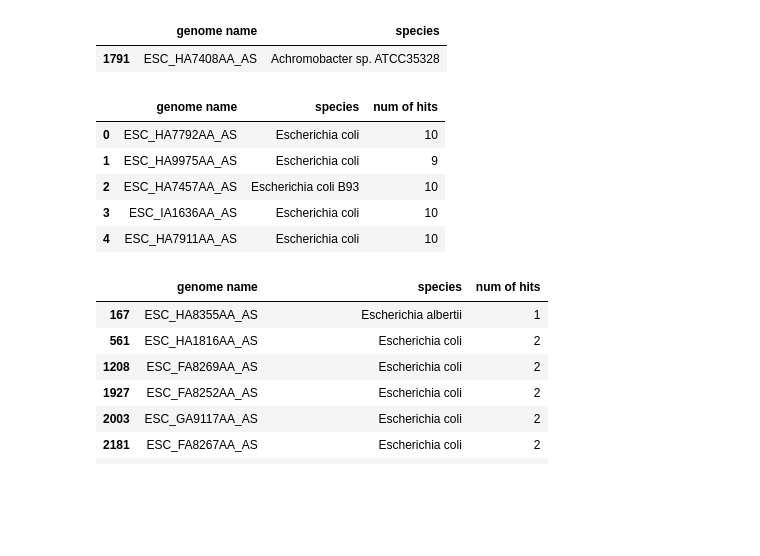
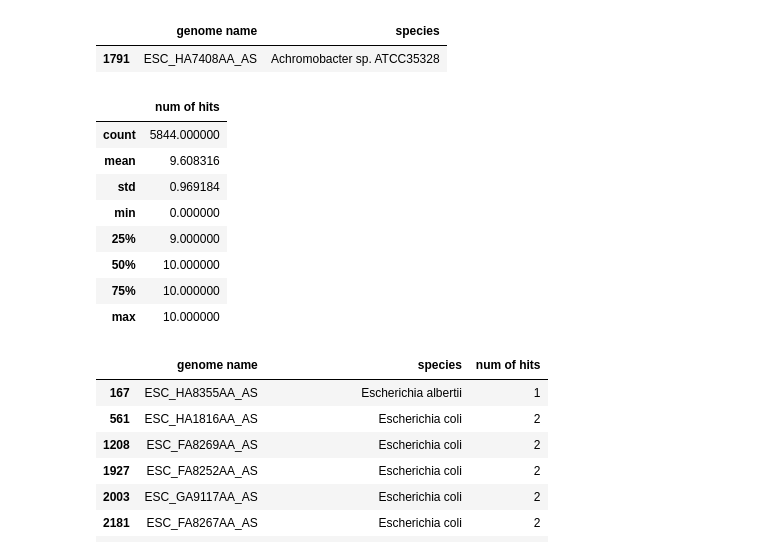
Before and after one commit to superphy/MoreSerotype, a Jupyter notebook: mini_experiment/Predictor Alignment Statistics.ipynb, the cells around one changed output. Cells and saved outputs as stored; diff of their text form; code cells hidden in the pictures; blank space fills up the shorter version.

```diff
--- a/mini_experiment/Predictor Alignment Statistics.ipynb
+++ b/mini_experiment/Predictor Alignment Statistics.ipynb
@@ -8,6 +8,6 @@ import numpy as np
 import matplotlib.pyplot as plt
 # %%
 # Data set
-df = pd.read_csv('gene_presence_report.csv', index_col=0)
+predictor_df = pd.read_csv('gene_presence_report.csv', index_col=0)
 # %%
 # Num of hits per predictor marker
@@ -31,7 +31,7 @@ dtype: int64
 [figure]
 # %%
 # Summary of total hits per genome
-total_hit_s = df.sum(axis=1)
+total_hit_s = predictor_df.sum(axis=1)
 total_hit_s.describe()
 # %% [output]
 count    52677.000000
@@ -217,14 +201,17 @@ mash_df[~s1 & ~s2]
 # %%
 # Merge mash result with alignment hits result (inner join)
 total_hit_df = pd.DataFrame(total_hit_s, columns=['num of hits'])
 merge_df = mash_df.merge(total_hit_df, left_on='genome name', right_index=True, how='inner')
-merge_df.head()
+merge_df.describe()
 # %% [output]
-|  | genome name | species | num of hits |
-| 0 | ESC_HA7792AA_AS | Escherichia coli | 10 |
-| 1 | ESC_HA9975AA_AS | Escherichia coli | 9 |
-| 2 | ESC_HA7457AA_AS | Escherichia coli B93 | 10 |
-| 3 | ESC_IA1636AA_AS | Escherichia coli | 10 |
-| 4 | ESC_HA7911AA_AS | Escherichia coli | 10 |
+|  | num of hits |
+| count | 5844.000000 |
+| mean | 9.608316 |
+| std | 0.969184 |
+| min | 0.000000 |
+| 25% | 9.000000 |
+| 50% | 10.000000 |
+| 75% | 10.000000 |
+| max | 10.000000 |
 # %%
 # Find all rows that is not Escherichia by predictor alignment
```
Also changed, not shown: parts of 12 cells of this notebook.
